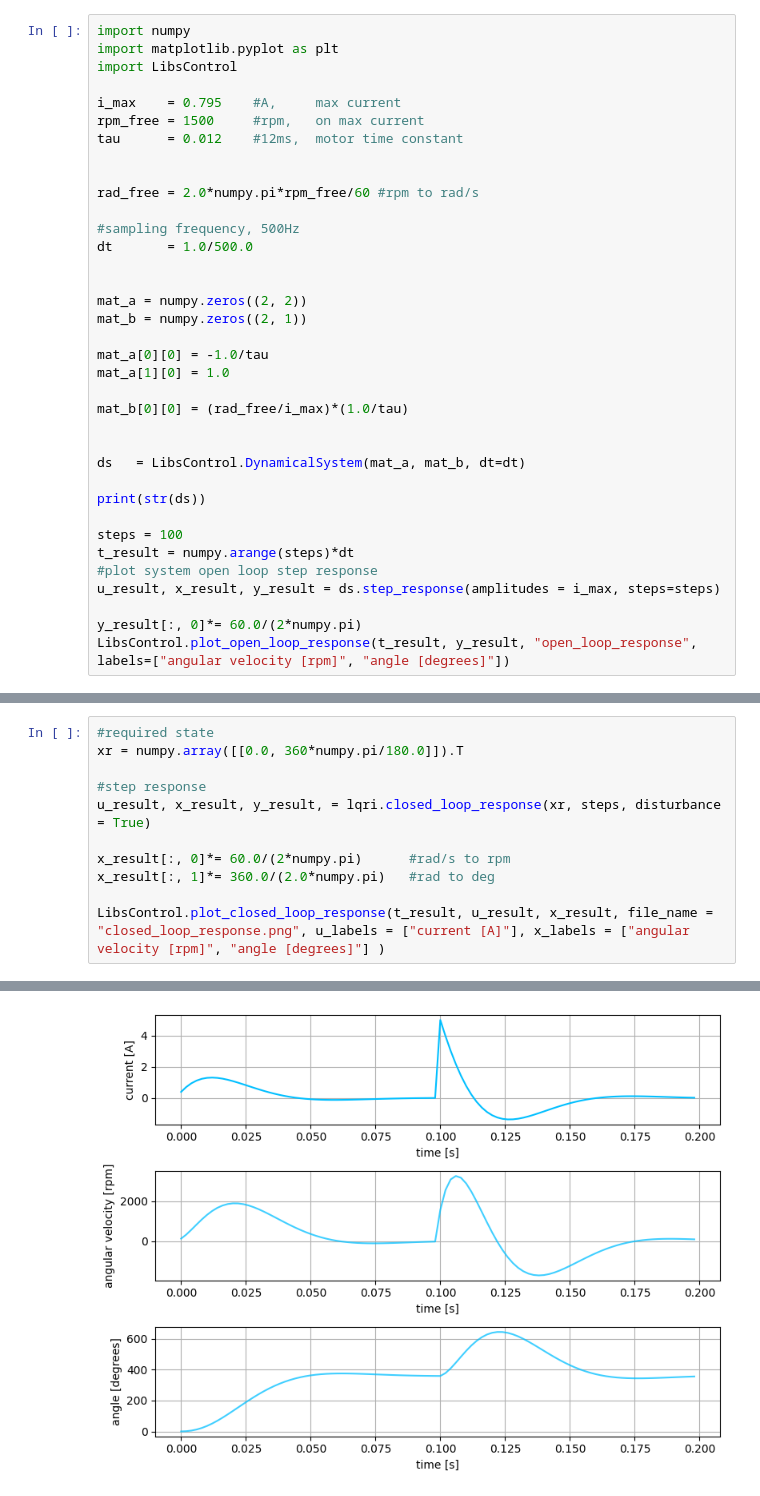
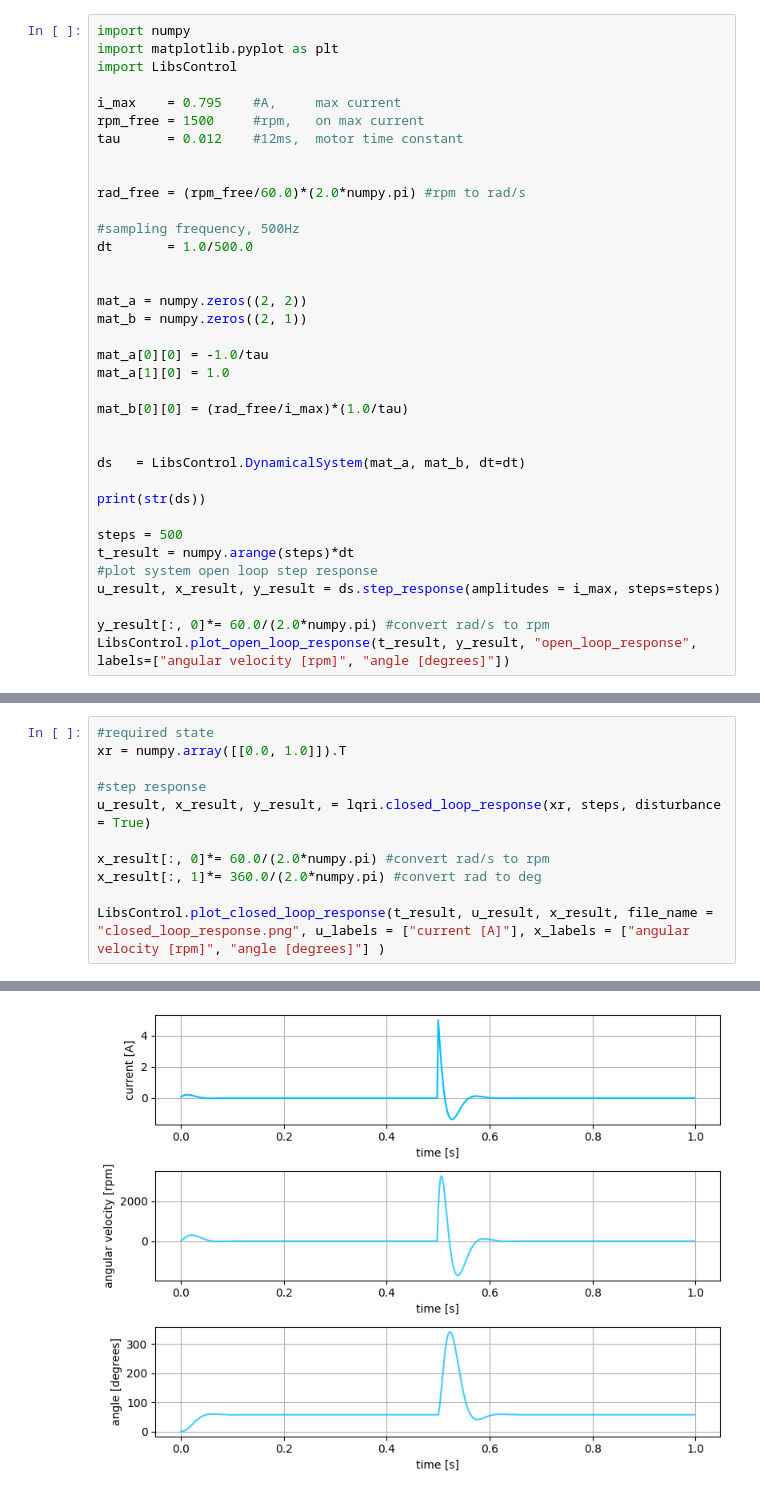
Before and after one commit to michalnand/brushless_motor_control, a Jupyter notebook: utils/lqr_design.ipynb, the cells around one changed output, grey strips where cells are left out. Drawn from its saved outputs; the diff is of its cells as text.

```diff
--- a/utils/lqr_design.ipynb
+++ b/utils/lqr_design.ipynb
@@ -8,7 +8,7 @@ rpm_free = 1500     #rpm,   on max current
 tau      = 0.012    #12ms,  motor time constant
 
 
-rad_free = 2.0*numpy.pi*rpm_free/60 #rpm to rad/s
+rad_free = (rpm_free/60.0)*(2.0*numpy.pi) #rpm to rad/s
 
 #sampling frequency, 500Hz
 dt       = 1.0/500.0
@@ -27,12 +27,12 @@ ds   = LibsControl.DynamicalSystem(mat_a, mat_b, dt=dt)
 
 print(str(ds))
 
-steps = 100
+steps = 500
 t_result = numpy.arange(steps)*dt
 #plot system open loop step response
 u_result, x_result, y_result = ds.step_response(amplitudes = i_max, steps=steps)
 
-y_result[:, 0]*= 60.0/(2*numpy.pi)
+y_result[:, 0]*= 60.0/(2.0*numpy.pi) #convert rad/s to rpm
 LibsControl.plot_open_loop_response(t_result, y_result, "open_loop_response", labels=["angular velocity [rpm]", "angle [degrees]"])
 # %% [output]
 continuous model :
@@ -82,15 +82,15 @@ ki=
 [figure]
 # %%
 #required state
-xr = numpy.array([[0.0, 360*numpy.pi/180.0]]).T
+xr = numpy.array([[0.0, 1.0]]).T
 
 #step response
 u_result, x_result, y_result, = lqri.closed_loop_response(xr, steps, disturbance = True)
 
-x_result[:, 0]*= 60.0/(2*numpy.pi)      #rad/s to rpm
-x_result[:, 1]*= 360.0/(2.0*numpy.pi)   #rad to deg
+x_result[:, 0]*= 60.0/(2.0*numpy.pi) #convert rad/s to rpm
+x_result[:, 1]*= 360.0/(2.0*numpy.pi) #convert rad to deg
 
 LibsControl.plot_closed_loop_response(t_result, u_result, x_result, file_name = "closed_loop_response.png", u_labels = ["current [A]"], x_labels = ["angular velocity [rpm]", "angle [degrees]"] )
 # %% [output]
 <Figure size 640x480 with 0 Axes>
-[figure, old version]
+[figure, new version]
```
Also changed, not shown: parts of 1 cell of this notebook, 19 other files.
